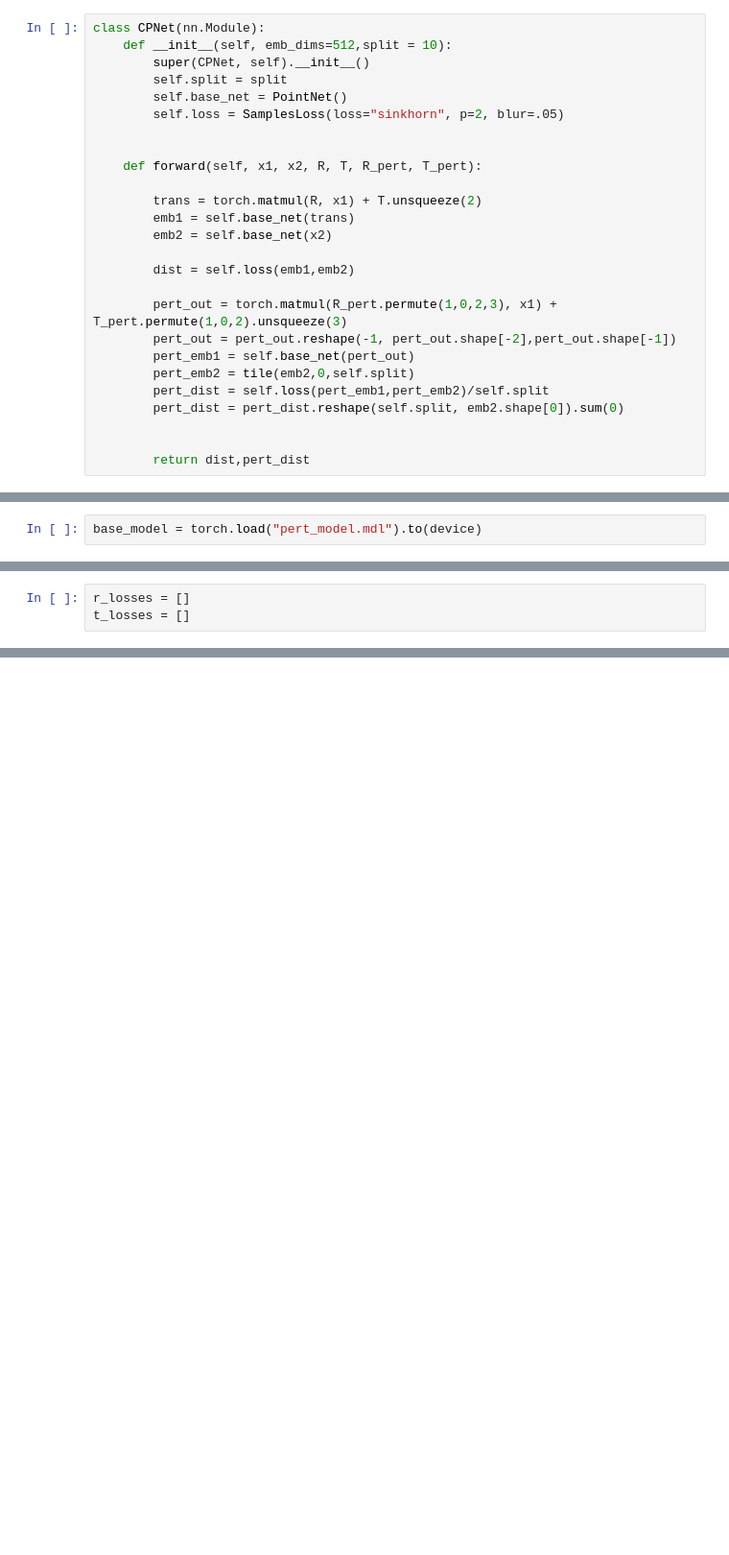
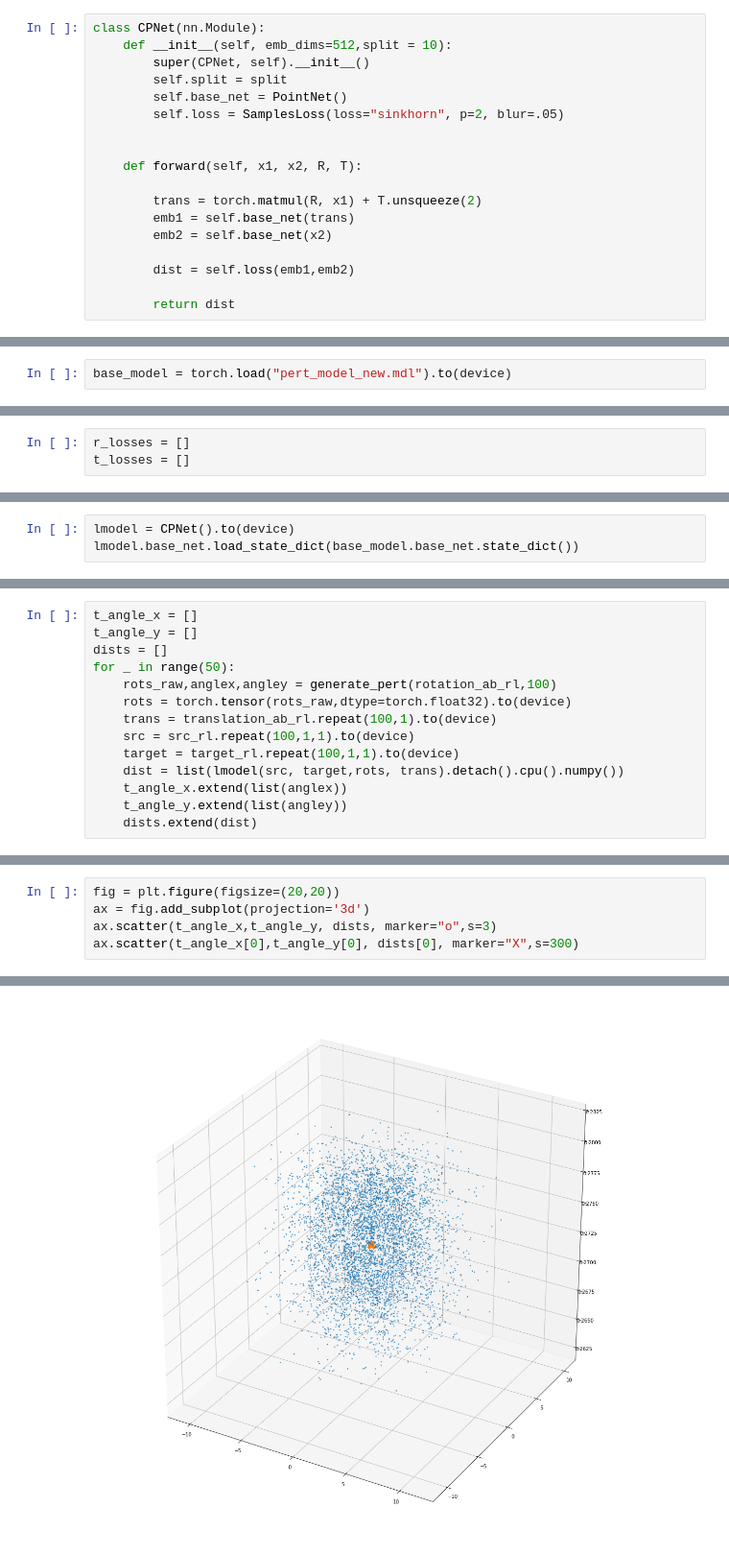
Before and after one commit to beflew/ConvexICP, a Jupyter notebook: ConvexICP_inference.ipynb, the cells around one changed output, grey strips where cells are left out. Shown at 96% size. Cells and saved outputs as stored; diff of their text form; blank space fills up the shorter version.

```diff
--- a/ConvexICP_inference.ipynb
+++ b/ConvexICP_inference.ipynb
@@ -81,7 +96,7 @@ class CPNet(nn.Module):
         self.loss = SamplesLoss(loss="sinkhorn", p=2, blur=.05)
 
 
-    def forward(self, x1, x2, R, T, R_pert, T_pert):
+    def forward(self, x1, x2, R, T):
 
         trans = torch.matmul(R, x1) + T.unsqueeze(2)
         emb1 = self.base_net(trans)
@@ -89,14 +104,6 @@ class CPNet(nn.Module):
 
         dist = self.loss(emb1,emb2)
 
-        pert_out = torch.matmul(R_pert.permute(1,0,2,3), x1) + T_pert.permute(1,0,2).unsqueeze(3)
-        pert_out = pert_out.reshape(-1, pert_out.shape[-2],pert_out.shape[-1])
-        pert_emb1 = self.base_net(pert_out)
-        pert_emb2 = tile(emb2,0,self.split)
-        pert_dist = self.loss(pert_emb1,pert_emb2)/self.split
-        pert_dist = pert_dist.reshape(self.split, emb2.shape[0]).sum(0)
-
-
-        return dist,pert_dist
+        return dist
 # %%
 class CPEvalNet(nn.Module):
@@ -123,7 +131,7 @@ class CPEvalNet(nn.Module):
 
         return dist
 # %%
-base_model = torch.load("pert_model.mdl").to(device)
+base_model = torch.load("pert_model_new.mdl").to(device)
 # %%
 def dummy_loss(output, target):
     loss = torch.mean(output)
@@ -204,0 +311,3 @@ ValueError: Maximum allowed size exceeded
+# %%
+lmodel = CPNet().to(device)
+lmodel.base_net.load_state_dict(base_model.base_net.state_dict())
@@ -204,0 +316,14 @@ ValueError: Maximum allowed size exceeded
+# %%
+t_angle_x = []
+t_angle_y = []
+dists = []
+for _ in range(50):
+    rots_raw,anglex,angley = generate_pert(rotation_ab_rl,100)
+    rots = torch.tensor(rots_raw,dtype=torch.float32).to(device)
+    trans = translation_ab_rl.repeat(100,1).to(device)
+    src = src_rl.repeat(100,1,1).to(device)
+    target = target_rl.repeat(100,1,1).to(device)
+    dist = list(lmodel(src, target,rots, trans).detach().cpu().numpy())
+    t_angle_x.extend(list(anglex))
+    t_angle_y.extend(list(angley))
+    dists.extend(dist)
@@ -204,0 +334,6 @@ ValueError: Maximum allowed size exceeded
+# %%
+fig = plt.figure(figsize=(20,20))
+ax = fig.add_subplot(projection='3d')
+ax.scatter(t_angle_x,t_angle_y, dists, marker="o",s=3)
+ax.scatter(t_angle_x[0],t_angle_y[0], dists[0], marker="X",s=300)
+# %% [output]
@@ -204,0 +341 @@ ValueError: Maximum allowed size exceeded
+[figure, added]
```
Also changed, not shown: parts of 16 cells of this notebook, 5 other files.
